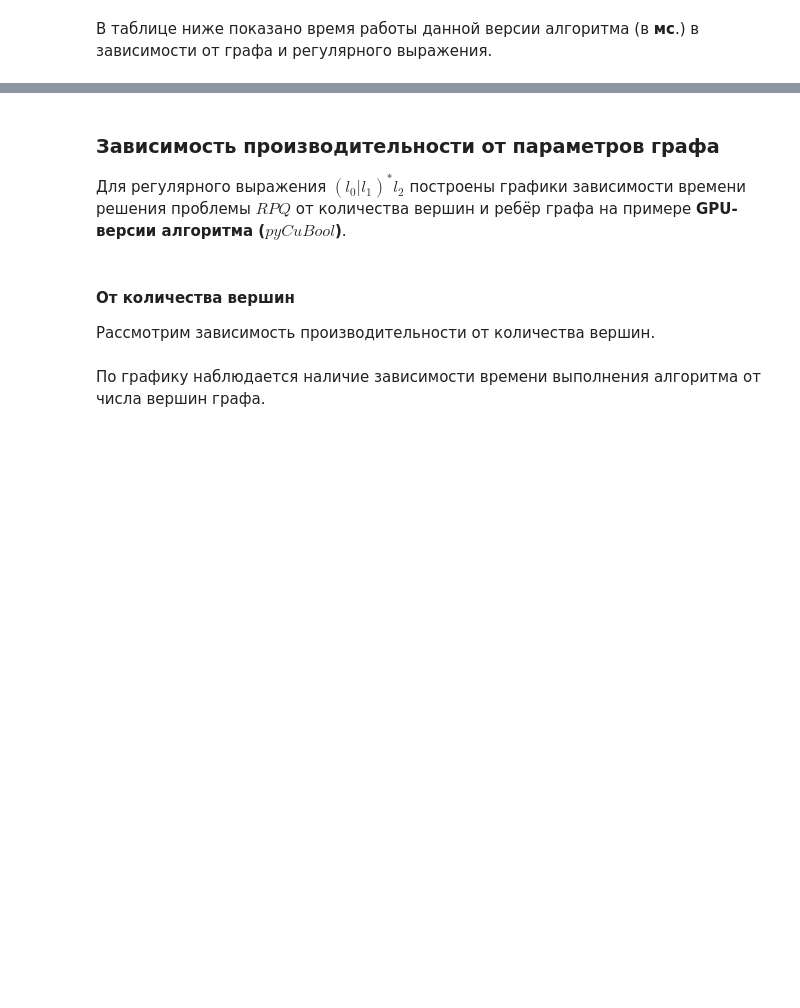
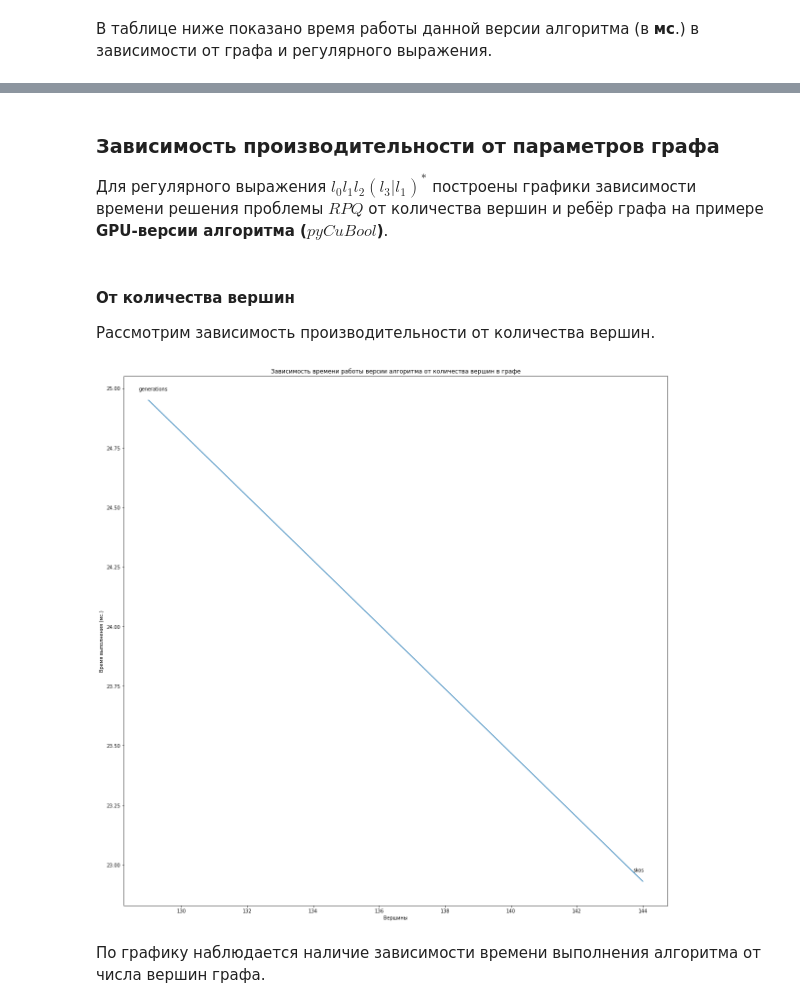
Before and after one commit to FormalLanguageConstrainedPathQuerying/formal-lang-course, a Jupyter notebook: researches/rpq_research.ipynb, the cells around one changed output, grey strips where cells are left out. Drawn from its saved outputs; the diff is of its cells as text; code cells hidden in the pictures; blank space fills up the shorter version.

Commit message:
Улучшены графики

```diff
--- a/researches/rpq_research.ipynb
+++ b/researches/rpq_research.ipynb
@@ -700,7 +700,7 @@ CPUs 2
 # %%
 import pandas as pd
 
-results_dict = {}
+cpu_results_dict = {}
 
 print("=== VERSION BASED ON CPU (scipy.sparse) ===")
 
@@ -722,10 +722,10 @@ for graph in GRAPHS:
     experiments.append(round(result.best * 1000, 2))
     print("=== === ===")
 
-  results_dict[graph.description.name] = experiments
+  cpu_results_dict[graph.description.name] = experiments
 
-results_df: pd.DataFrame = pd.DataFrame.from_dict(results_dict)
-results_df.index = queries
+cpu_results_df: pd.DataFrame = pd.DataFrame.from_dict(cpu_results_dict)
+cpu_results_df.index = queries
 # %% [output]
 === VERSION BASED ON CPU (scipy.sparse) ===
 Graph skos:
@@ -757,7 +757,7 @@ results_df
 # %% [markdown]
 ### Производительность GPU-версии алгоритма ($pyCuBool$)
 # %%
-results_dict = {}
+gpu_results_dict = {}
 
 print("=== VERSION BASED ON GPU (pyCuBool) ===")
 
@@ -779,10 +779,10 @@ for graph in GRAPHS:
     experiments.append(round(result.best * 1000, 2))
     print("=== === ===")
 
-  results_dict[graph.description.name] = experiments
+  gpu_results_dict[graph.description.name] = experiments
 
-results_df: pd.DataFrame = pd.DataFrame.from_dict(results_dict)
-results_df.index = queries
+gpu_results_df: pd.DataFrame = pd.DataFrame.from_dict(gpu_results_dict)
+gpu_results_df.index = queries
 # %% [output]
 === VERSION BASED ON GPU (pyCuBool) ===
 Graph skos:
@@ -814,7 +814,7 @@ results
 # %% [markdown]
 ### Зависимость производительности от параметров графа
 
-Для регулярного выражения $(l_0 | l_1)^* l_2$ построены графики зависимости времени решения проблемы $RPQ$ от количества вершин и ребёр графа на примере **GPU-версии алгоритма ($pyCuBool$)**.
+Для регулярного выражения $l_0 l_1 l_2 (l_3 | l_1)^*$ построены графики зависимости времени решения проблемы $RPQ$ от количества вершин и ребёр графа на примере **GPU-версии алгоритма ($pyCuBool$)**.
 # %% [markdown]
 #### От количества вершин
 
@@ -822,20 +822,24 @@ results
 # %%
 # Среднее время выполнения GPU-версии алгоритма RPQ (pyCuBool)
 # на запросе l0 l1 l2 (l3 | l1)*
 
 import matplotlib.pyplot as plt
 
 X = [graph.description.nodes for graph in GRAPHS]
-Y = [26.7, 29, 53.7, 64.4, 165, 290, 2870]
+Y = []
+for graph in GRAPHS:
+  Y.append(gpu_results_dict[graph.description.name][2])
 
 plt.figure(figsize=(20, 20))
 plt.plot(X, Y)
 plt.xlabel("Вершины")
 plt.ylabel("Время выполнения (мс.)")
 plt.title("Зависимость времени работы версии алгоритма от количества вершин в графе")
 
 for x, y, name in zip(X, Y, GRAPH_NAMES):
   plt.annotate(name, (x, y), textcoords="offset points", xytext=(-20, 20))
+# %% [output]
+[figure, added]
 # %% [markdown]
 По графику наблюдается наличие зависимости времени выполнения алгоритма от числа вершин графа.
 # %% [markdown]
```
Also changed, not shown: parts of 8 cells of this notebook.
